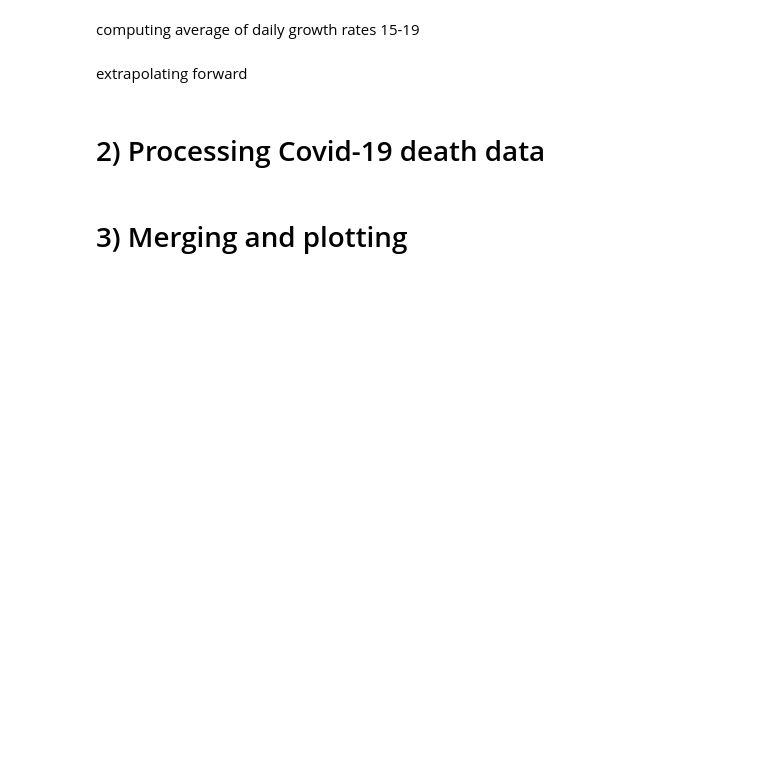
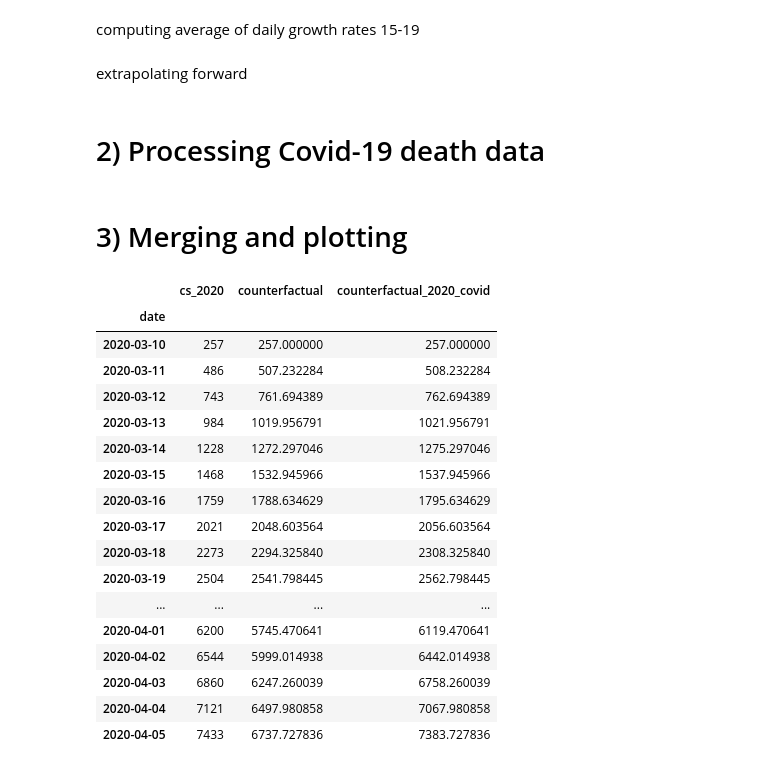
Before and after one commit to sebastianhohmann/covid19_total_death, a Jupyter notebook: sweden/SW_counterfactual.ipynb, the cells around one changed output. Saved outputs shown, nothing was run; the diff lists cells and outputs as text; code cells hidden in the pictures; blank space fills up the shorter version.

```diff
--- a/sweden/SW_counterfactual.ipynb
+++ b/sweden/SW_counterfactual.ipynb
@@ -92,10 +92,30 @@ official = official.iloc[:-1,:].reset_index(drop=True).copy(deep=True)
 # %%
 df = pd.merge(df, official, on=['date'], how='left')
 df = df.fillna(0)
 df['counterfactual_2020_covid'] = df.counterfactual + df.covid_deaths
 del df['covid_deaths']
 df.index = df.date
 del df['date']
+df
+# %% [output]
+|  | cs_2020 | counterfactual | counterfactual_2020_covid |
+| date |  |  |  |
+| 2020-03-10 | 257 | 257.000000 | 257.000000 |
+| 2020-03-11 | 486 | 507.232284 | 508.232284 |
+| 2020-03-12 | 743 | 761.694389 | 762.694389 |
+| 2020-03-13 | 984 | 1019.956791 | 1021.956791 |
+| 2020-03-14 | 1228 | 1272.297046 | 1275.297046 |
+| 2020-03-15 | 1468 | 1532.945966 | 1537.945966 |
+| 2020-03-16 | 1759 | 1788.634629 | 1795.634629 |
+| 2020-03-17 | 2021 | 2048.603564 | 2056.603564 |
+| 2020-03-18 | 2273 | 2294.325840 | 2308.325840 |
+| 2020-03-19 | 2504 | 2541.798445 | 2562.798445 |
+| ... | ... | ... | ... |
+| 2020-04-01 | 6200 | 5745.470641 | 6119.470641 |
+| 2020-04-02 | 6544 | 5999.014938 | 6442.014938 |
+| 2020-04-03 | 6860 | 6247.260039 | 6758.260039 |
+| 2020-04-04 | 7121 | 6497.980858 | 7067.980858 |
+| 2020-04-05 | 7433 | 6737.727836 | 7383.727836 |
 # %%
 palette = sns.color_palette()
 
```
Also changed, not shown: parts of 4 cells of this notebook, 3 other files.
